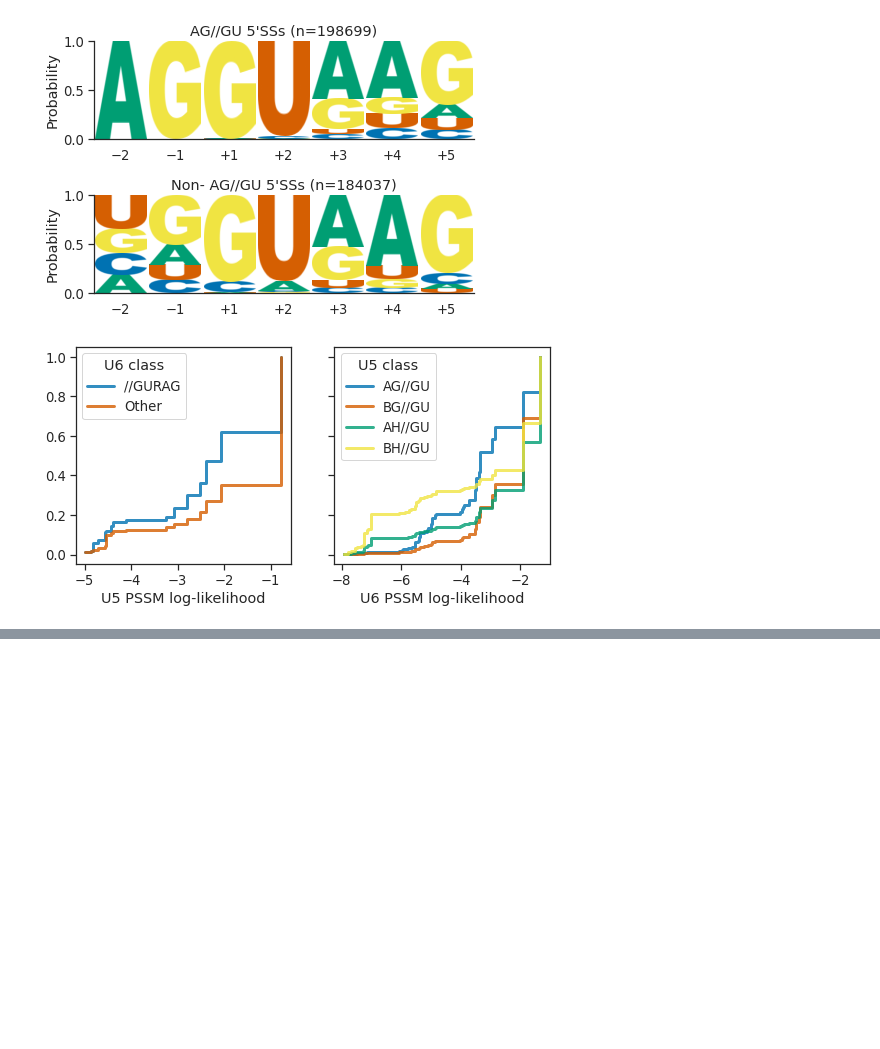
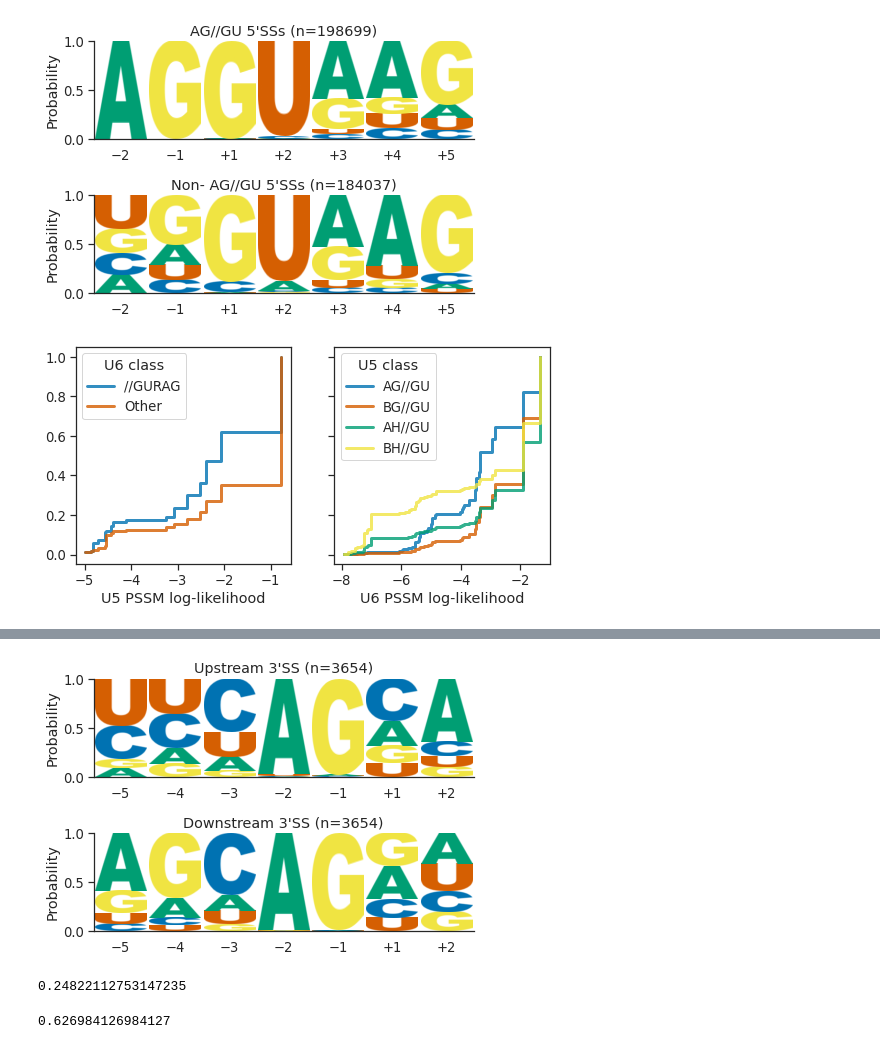
Before and after one commit to IsabelGrainger/Simpson_Davies_Barton_U6_methylation, a Jupyter notebook: global_5ss_analysis/pipeline/notebook_processed/hsapiens_u5_u6_splice_site_logos.py.ipynb, the cells around one changed output, grey strips where cells are left out. Cells and saved outputs as stored; diff of their text form; code cells hidden in the pictures; blank space fills up the shorter version.

```diff
--- a/global_5ss_analysis/pipeline/notebook_processed/hsapiens_u5_u6_splice_site_logos.py.ipynb
+++ b/global_5ss_analysis/pipeline/notebook_processed/hsapiens_u5_u6_splice_site_logos.py.ipynb
@@ -345,19 +345,23 @@ plt.show()
 # %% [output]
 [figure]
 # %%
-def get_annot_alt_seqs(suppa_alt5_gtf_fn, fasta_fn, winsize=6, which='a5'):
+def get_annot_alt_seqs(suppa_alt5_gtf_fn, fasta_fn, winsize=6, which='a5', max_dist=np.inf):
     seq_pairs = {}
     other_seq = {}
     with pysam.FastaFile(fasta_fn) as fasta:
         for chrom, _, event_id, strand, invs in gtf_parser(suppa_alt5_gtf_fn):
             event_id, alt_id = re.split('[.:]alt(?:ernative)?', event_id)
-            pos = invs[0, 1] if which == 'a5' else invs[1, 0]
-            opos = invs[1, 0] if which == 'a5' else invs[0, 1]
+            if strand == '+':
+                pos = invs[0, 1] if which == 'a5' else invs[1, 0]
+                opos = invs[1, 0] if which == 'a5' else invs[0, 1]
+            else:
+                pos = invs[1, 0] if which == 'a5' else invs[0, 1]
+                opos = invs[0, 1] if which == 'a5' else invs[1, 0]
             seq = fasta.fetch(chrom, pos - winsize, pos + winsize).upper()
             oseq = fasta.fetch(chrom, opos - winsize, opos + winsize).upper()
             if strand == '-':
-                seq = rev_comp(oseq)
-                oseq = rev_comp(seq)
+                seq = rev_comp(seq)
+                oseq = rev_comp(oseq)
             if event_id not in seq_pairs:
                 seq_pairs[event_id] = []
             seq_pairs[event_id].append([seq.replace('T', 'U'), pos, strand])
@@ -368,6 +372,8 @@ def get_annot_alt_seqs(suppa_alt5_gtf_fn, fasta_fn, winsize=6, which='a5'):
     for event_id, pairs in seq_pairs.items():
         seq1, alt1_pos, strand = pairs.pop()
         seq2, alt2_pos, _ = pairs.pop()
+        if abs(alt1_pos - alt2_pos) > max_dist:
+            continue
         if alt1_pos < alt2_pos:
             if strand == '+':
                 seq_pairs_ordered.append([seq1, seq2])
@@ -460 +468,25 @@ plt.show()
 [figure]
+# %%
+a3_acceptors, a3_donors = get_annot_alt_seqs(
+    snakemake.input.a5_gtf.replace('A5', 'A3'),
+    snakemake.input.fasta,
+    which='a3',
+    max_dist=7
+)
+# %%
+fig, axes = plt.subplots(figsize=(6.5, 4.5), nrows=2)
+
+plot_donor_acceptor_logos([s[0] for s in a3_acceptors], title='Upstream 3\'SS', ax=axes[0], seq_type='acceptor')
+plot_donor_acceptor_logos([s[1] for s in a3_acceptors], title='Downstream 3\'SS', ax=axes[1], seq_type='acceptor')
+plt.tight_layout()
+plt.show()
+# %% [output]
+[figure, added]
+# %%
+np.mean([s[0][3] == 'U' for s in a3_acceptors])
+# %% [output]
+0.24822112753147235
+# %%
+np.mean([s[1][3] == 'C' for s in a3_acceptors])
+# %% [output]
+0.626984126984127
```
Also changed, not shown: parts of 4 cells of this notebook, 54 other files.
